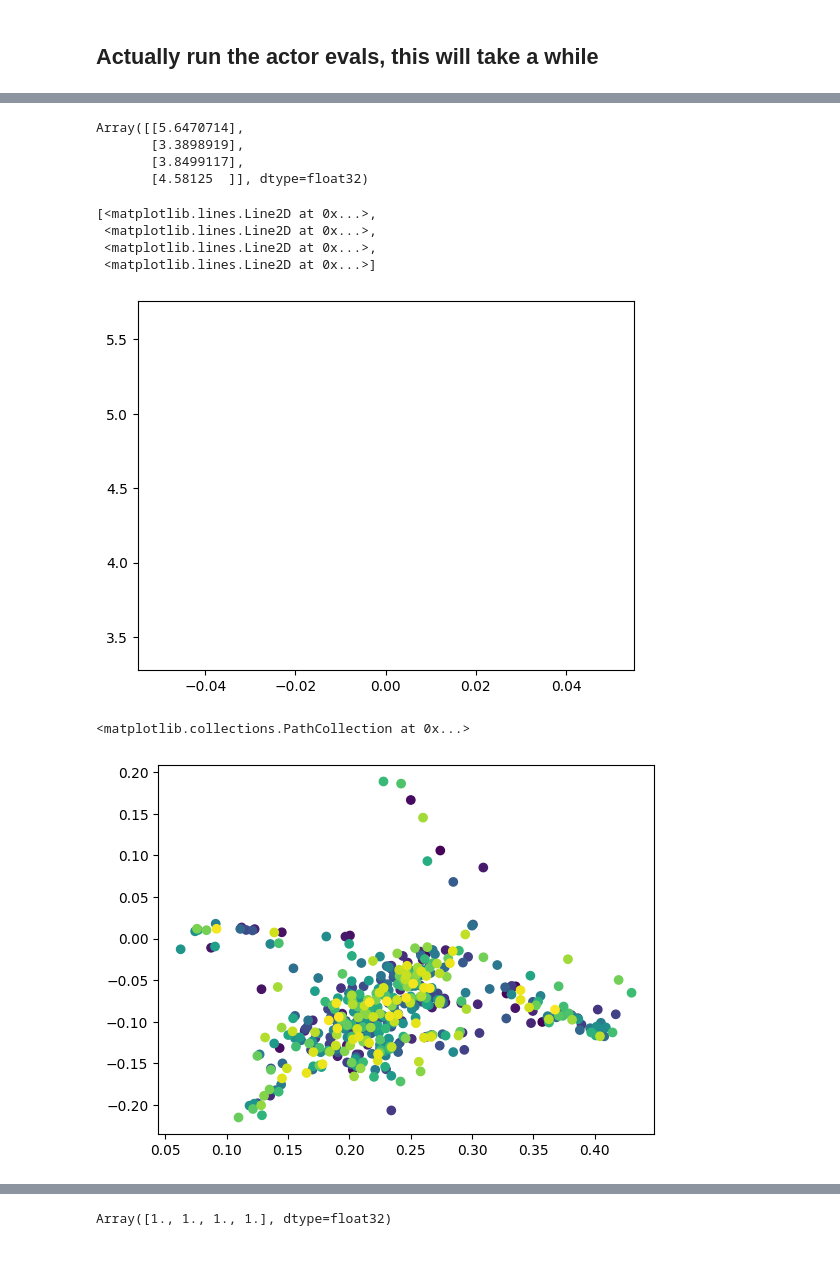
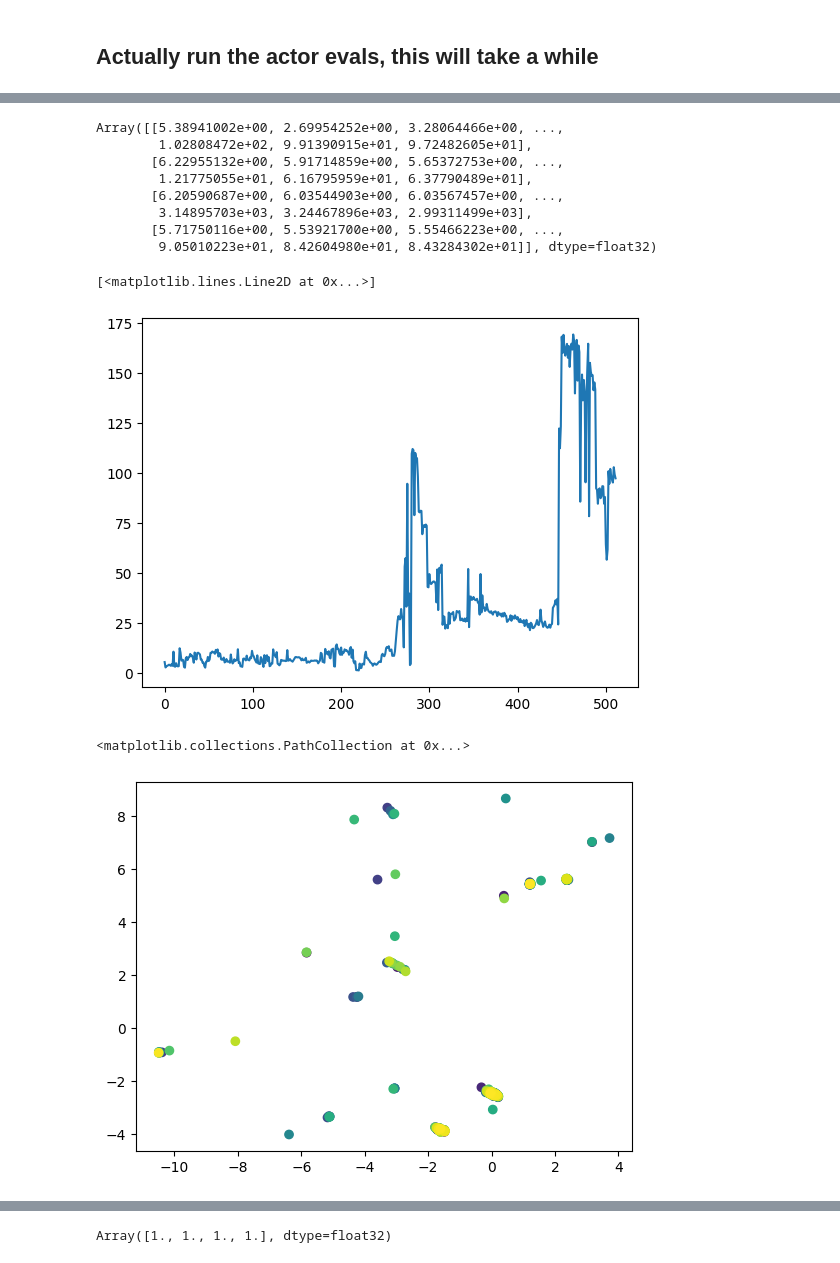
Before and after one commit to mishmish66/go_by_vibes, a Jupyter notebook: actor_eval.ipynb, the cells around one changed output, grey strips where cells are left out. Saved outputs shown, nothing was run; the diff lists cells and outputs as text; code cells hidden in the pictures.

```diff
--- a/actor_eval.ipynb
+++ b/actor_eval.ipynb
@@ -99,6 +100,7 @@ vibe_config = TrainConfig.init(
     ),
     state_encoder=StateEncoder(),
     action_encoder=ActionEncoder(),
+    state_sizer=StateSizer(),
     transition_model=TransitionModel(1e4, 6, 64, 4),
     state_decoder=StateDecoder(env_config.state_dim),
     action_decoder=ActionDecoder(env_config.act_dim),
@@ -138,7 +140,7 @@ vibe_state = VibeState.init(rng, vibe_config)
 checkpoint_dir = "checkpoints"
 
 vibe_state = checkpointer.restore(
-    os.path.join(checkpoint_dir, "checkpoint_r20_s8192.0"), item=vibe_state
+    os.path.join(checkpoint_dir, "checkpoint_r7_s2048.0"), item=vibe_state
 )
 # %%
 vibe_state
@@ -170,13 +172,13 @@ rngs = jax.random.split(rng, eval_count)
 
 evaluate_actor_partial = jax.tree_util.Partial(
     evaluate_actor,
-    big_step_size=0.05,
-    big_steps=0,
-    small_step_size=0.000,
-    small_steps=1,
+    big_step_size=1.0,
+    big_steps=256,
+    small_step_size=0.001,
+    small_steps=256,
     big_post_steps=0,
-    small_post_steps=0,
-    target_q=-1.0,
+    small_post_steps=16,
+    target_q=1.0,
 )
 
 start_state = env_cls.init()
@@ -210,18 +210,19 @@ predicted_latent_states = jax.vmap(
 # %%
 costs
 # %% [output]
-Array([[5.6470714],
-       [3.3898919],
-       [3.8499117],
-       [4.58125  ]], dtype=float32)
+Array([[5.38941002e+00, 2.69954252e+00, 3.28064466e+00, ...,
+        1.02808472e+02, 9.91390915e+01, 9.72482605e+01],
+       [6.22955132e+00, 5.91714859e+00, 5.65372753e+00, ...,
+        1.21775055e+01, 6.16795959e+01, 6.37790489e+01],
+       [6.20590687e+00, 6.03544903e+00, 6.03567457e+00, ...,
+        3.14895703e+03, 3.24467896e+03, 2.99311499e+03],
+       [5.71750116e+00, 5.53921700e+00, 5.55466223e+00, ...,
+        9.05010223e+01, 8.42604980e+01, 8.43284302e+01]], dtype=float32)
 # %%
-plt.plot(costs.T)
+plt.plot(costs[0])
 # %% [output]
-[<matplotlib.lines.Line2D at 0x...>,
- <matplotlib.lines.Line2D at 0x...>,
- <matplotlib.lines.Line2D at 0x...>,
- <matplotlib.lines.Line2D at 0x...>]
+[<matplotlib.lines.Line2D at 0x...>]
-[figure, old version]
+[figure, new version]
 # %%
 import numpy as np
 
@@ -234,7 +235,7 @@ plt.scatter(
 )
 # %% [output]
 <matplotlib.collections.PathCollection at 0x...>
-[figure, old version]
+[figure, new version]
 # %%
 plt.scatter(optimized_actions[0, :, 0], optimized_actions[0, :, 1], c=range(len(optimized_actions[0])), cmap="viridis")
 # %% [output]
```
Also changed, not shown: parts of 4 cells of this notebook.
